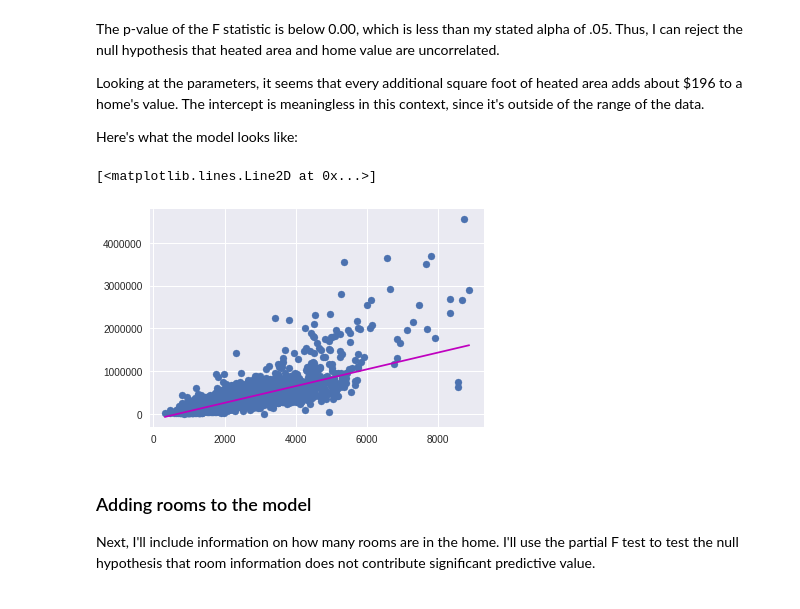
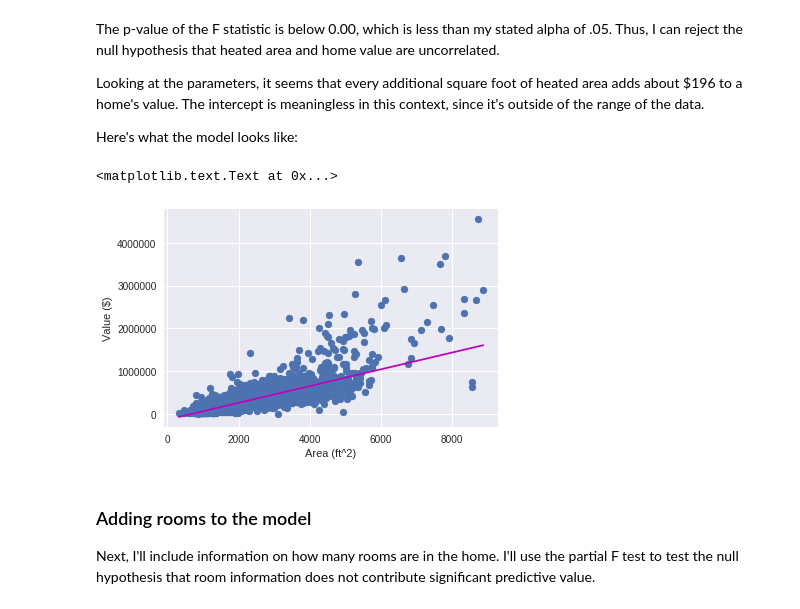
Before and after one commit to will-cromar/fantastic-potato, a Jupyter notebook: Report.ipynb, the cells around one changed output. Drawn from its saved outputs; the diff is of its cells as text; code cells hidden in the pictures.

```diff
--- a/Report.ipynb
+++ b/Report.ipynb
@@ -208,14 +212,25 @@ Looking at the parameters, it seems that every additional square foot of heated
 
 Here's what the model looks like:
 # %%
+# Scatterplot the data
 plt.scatter(data["AREA"], data["VALUE"])
+
+# Extract the model's paramters
 inter, slope = model_min.params
+
+# Find the minimum and maximum points in the dataset (by AREA)
 pts = np.array([data["AREA"].min(), data["AREA"].max()])
+
+# Compute and plot the predictions for those two points
 pred = inter + slope * pts
 plt.plot(pts, pred, color='m')
+
+# Name axes
+plt.xlabel("Area (ft^2)")
+plt.ylabel("Value ($)")
 # %% [output]
-[<matplotlib.lines.Line2D at 0x...>]
+<matplotlib.text.Text at 0x...>
-[figure, old version]
+[figure, new version]
 # %% [markdown]
 ### Adding rooms to the model
 
```
Also changed, not shown: parts of 30 cells of this notebook.
